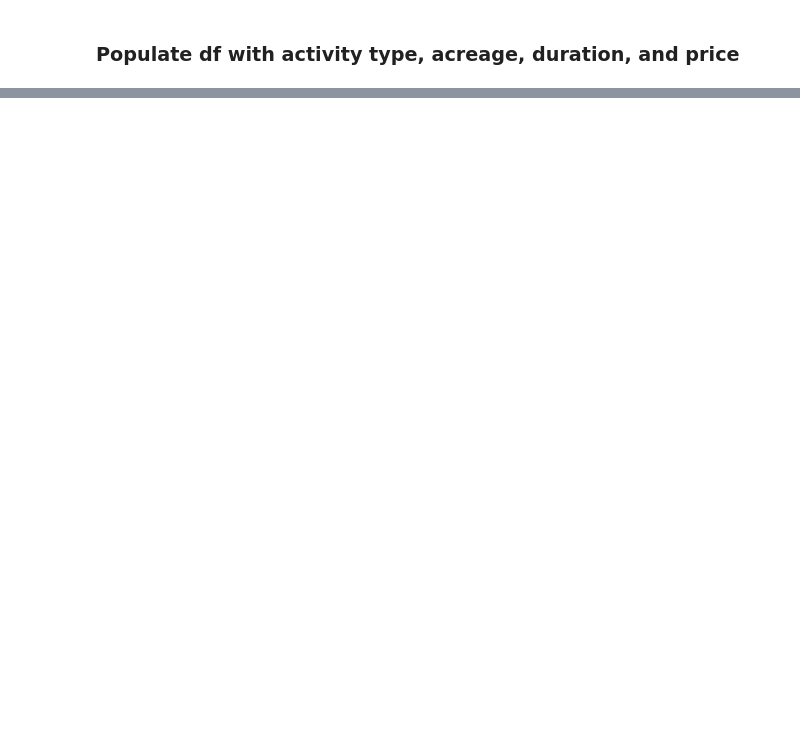
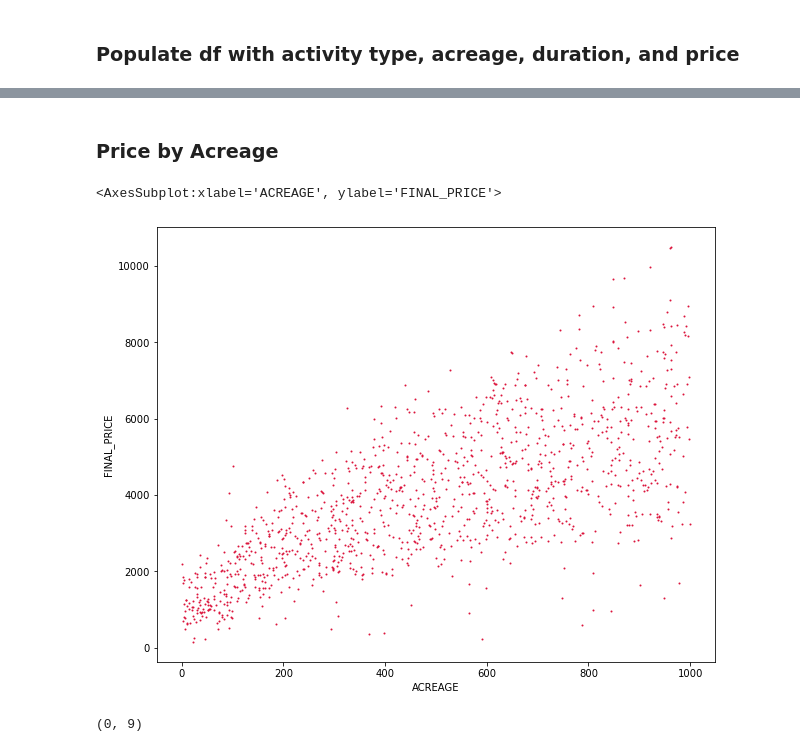
Before and after one commit to PhilipHarvey20/Land-Lease-Price-Recommender, a Jupyter notebook: Price Recommender.ipynb, the cells around one changed output, grey strips where cells are left out. Cells and saved outputs as stored; diff of their text form; code cells hidden in the pictures; blank space fills up the shorter version.

Commit message:
Calculate final price using duration

```diff
--- a/Price Recommender.ipynb
+++ b/Price Recommender.ipynb
@@ -130,0 +155,4 @@ df[df['ACTIVITY_TYPE']=='HUNTING'].head(30)
+# %%
+df['DAILY_PRICE_BASE'] = df['TOTAL_ANNUAL_PRICE']/365
+# %%
+df = df[['ACTIVITY_TYPE', 'BASE_STATE_PRC_HUNTING','BASE_STATE_PRC_HUNTING_OVER_100_ACRES', 'STATE', 'ACREAGE', 'DURATION_days', 'DAILY_PRICE_BASE','TOTAL_ANNUAL_PRICE']]
@@ -130,0 +214,28 @@ df[df['ACTIVITY_TYPE']=='HUNTING'].head(30)
+# %%
+# This is working with no gaps, just need to validate final prices to see if they look good
+def final_price(DURATION_days, TOTAL_ANNUAL_PRICE, ACREAGE):
+    if DURATION_days <= 5:
+        return (TOTAL_ANNUAL_PRICE * .05) * DURATION_days
+    if 5 < DURATION_days <= 10:
+        return (TOTAL_ANNUAL_PRICE * .04) * DURATION_days
+
+    if 10 < DURATION_days <= 30 and ACREAGE <= 20:
+        return (TOTAL_ANNUAL_PRICE * .03) * DURATION_days
+    if 10 < DURATION_days <= 30 and ACREAGE >20:
+        return (TOTAL_ANNUAL_PRICE * .038) * DURATION_days
+
+    if 30 < DURATION_days <= 60 and ACREAGE > 0:
+        return (TOTAL_ANNUAL_PRICE * .02) * DURATION_days
+
+    if 60 < DURATION_days <= 120:
+        return (TOTAL_ANNUAL_PRICE * .010) * DURATION_days
+
+    if 120 < DURATION_days <= 365 and ACREAGE <= 100:
+        return (TOTAL_ANNUAL_PRICE * .006) * DURATION_days
+    if 120 < DURATION_days <= 365 and ACREAGE > 100:
+        return (TOTAL_ANNUAL_PRICE * .004) * DURATION_days
+
+    if 365 < DURATION_days and ACREAGE <= 100:
+        return (TOTAL_ANNUAL_PRICE * .004) * DURATION_days
+    if 365 < DURATION_days and ACREAGE > 100:
+        return (TOTAL_ANNUAL_PRICE * .002) * DURATION_days
@@ -130,0 +244,2 @@ df[df['ACTIVITY_TYPE']=='HUNTING'].head(30)
+# %%
+df['FINAL_PRICE'] = df.apply(lambda x: final_price(x['DURATION_days'], x['TOTAL_ANNUAL_PRICE'], x['ACREAGE']), axis=1)
@@ -130,0 +255,11 @@ df[df['ACTIVITY_TYPE']=='HUNTING'].head(30)
+# %% [markdown]
+### Price by Acreage
+# %%
+df.plot(kind='scatter', x='ACREAGE', y='FINAL_PRICE', s=1, c='crimson', figsize=(10, 8))
+# %% [output]
+<AxesSubplot:xlabel='ACREAGE', ylabel='FINAL_PRICE'>
+[figure, added]
+# %%
+df[df['FINAL_PRICE'].isnull()].shape
+# %% [output]
+(0, 9)
```
Also changed, not shown: parts of 37 cells of this notebook, 1 other file.
